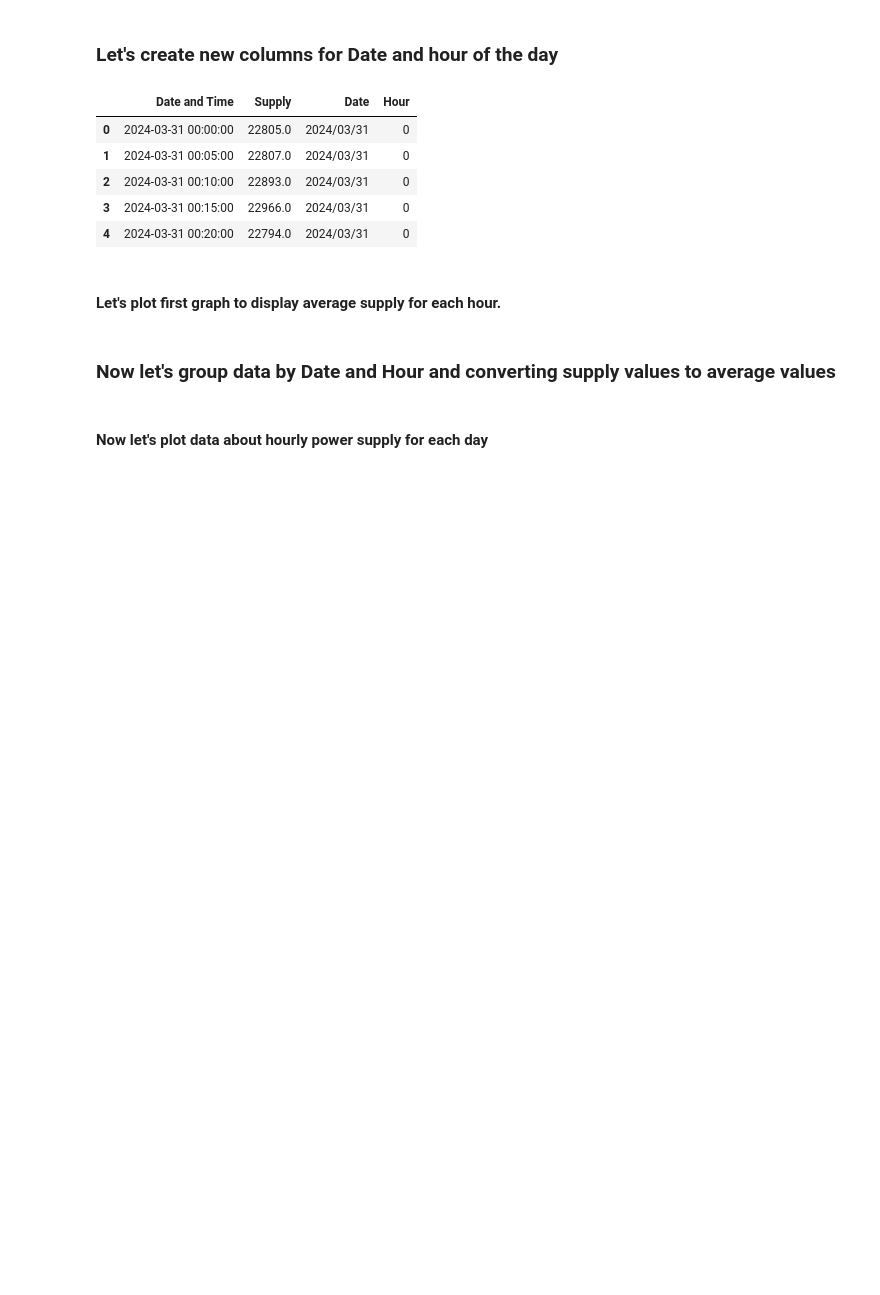
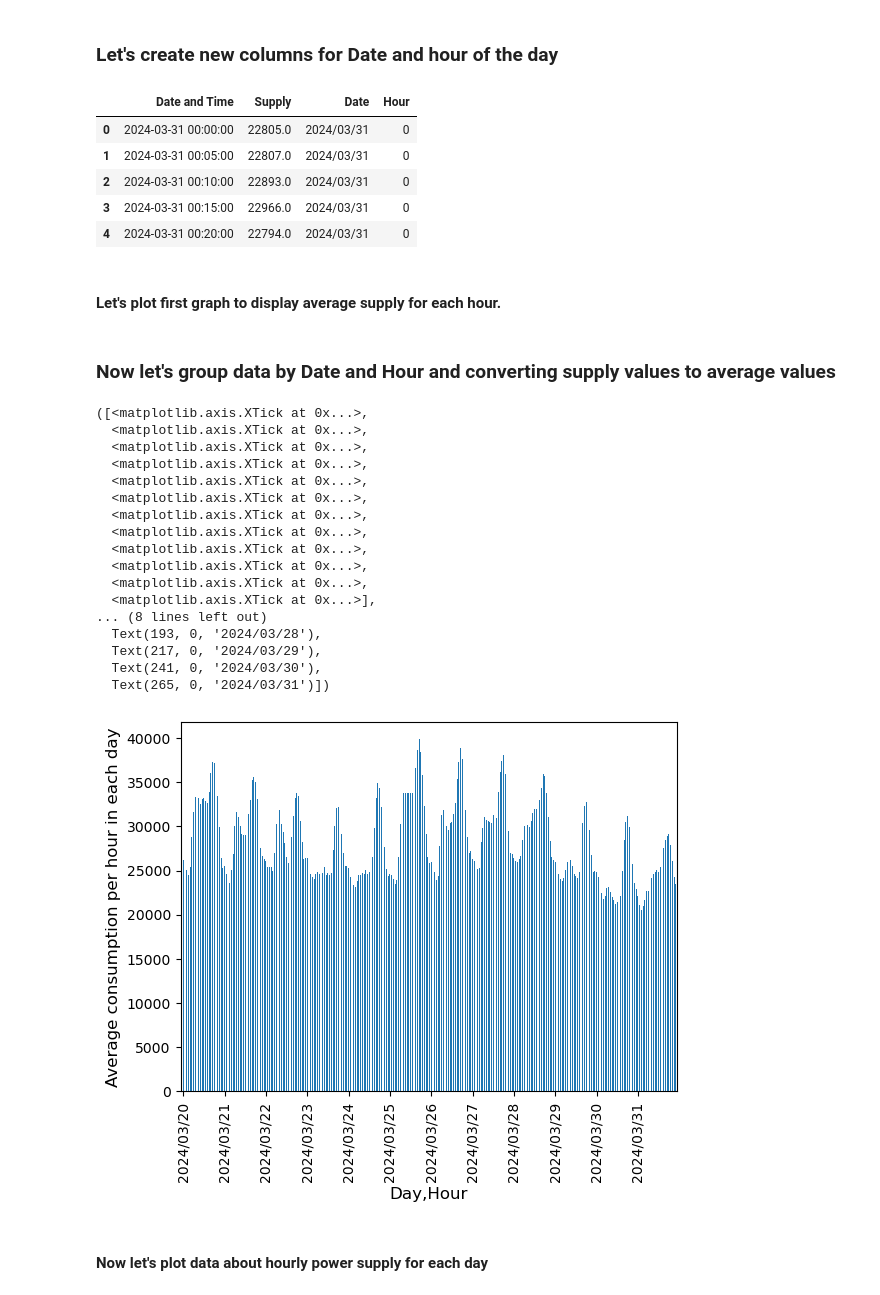
Before and after one commit to devparikh0506/DATA-601, a Jupyter notebook: assignments/week-8/time-series-data.ipynb, the cells around one changed output. Saved outputs shown, nothing was run; the diff lists cells and outputs as text; code cells hidden in the pictures; blank space fills up the shorter version.

```diff
--- a/assignments/week-8/time-series-data.ipynb
+++ b/assignments/week-8/time-series-data.ipynb
@@ -99,3 +97,36 @@ grouped_data = df.groupby(['Date', 'Hour']).mean().reset_index()
+# %%
+import matplotlib.pyplot as plt
+import numpy as np
+date_wise_data = df.groupby(['Date', 'Hour']).mean().reset_index()
+def combine_date_hour(arg):
+    return '%s (%s)'%(arg['Date'], arg['Hour'])
+date_wise_data['Date + Hour'] = date_wise_data.apply(combine_date_hour, axis=1)
+date_wise_data
+date_wise_data["Supply"].plot.bar()
+plt.ylabel('Average consumption per hour in each day',fontsize=12)
+plt.xlabel('Day,Hour',fontsize=12)
+#Reducing the number of bins
+plt.locator_params(axis='x', nbins=30)
+plt.xticks(np.arange(1,288,step=24),date_wise_data['Date'].unique())
+# %% [output]
+([<matplotlib.axis.XTick at 0x...>,
+  <matplotlib.axis.XTick at 0x...>,
+  <matplotlib.axis.XTick at 0x...>,
+  <matplotlib.axis.XTick at 0x...>,
+  <matplotlib.axis.XTick at 0x...>,
+  <matplotlib.axis.XTick at 0x...>,
+  <matplotlib.axis.XTick at 0x...>,
+  <matplotlib.axis.XTick at 0x...>,
+  <matplotlib.axis.XTick at 0x...>,
+  <matplotlib.axis.XTick at 0x...>,
+  <matplotlib.axis.XTick at 0x...>,
+  <matplotlib.axis.XTick at 0x...>],
+... (8 lines left out)
+  Text(193, 0, '2024/03/28'),
+  Text(217, 0, '2024/03/29'),
+  Text(241, 0, '2024/03/30'),
+  Text(265, 0, '2024/03/31')])
+[figure, added]
 # %% [markdown]
 #### Now let's plot data about hourly power supply for each day
 # %%
```
Also changed, not shown: parts of 1 cell of this notebook, 3 other files.
